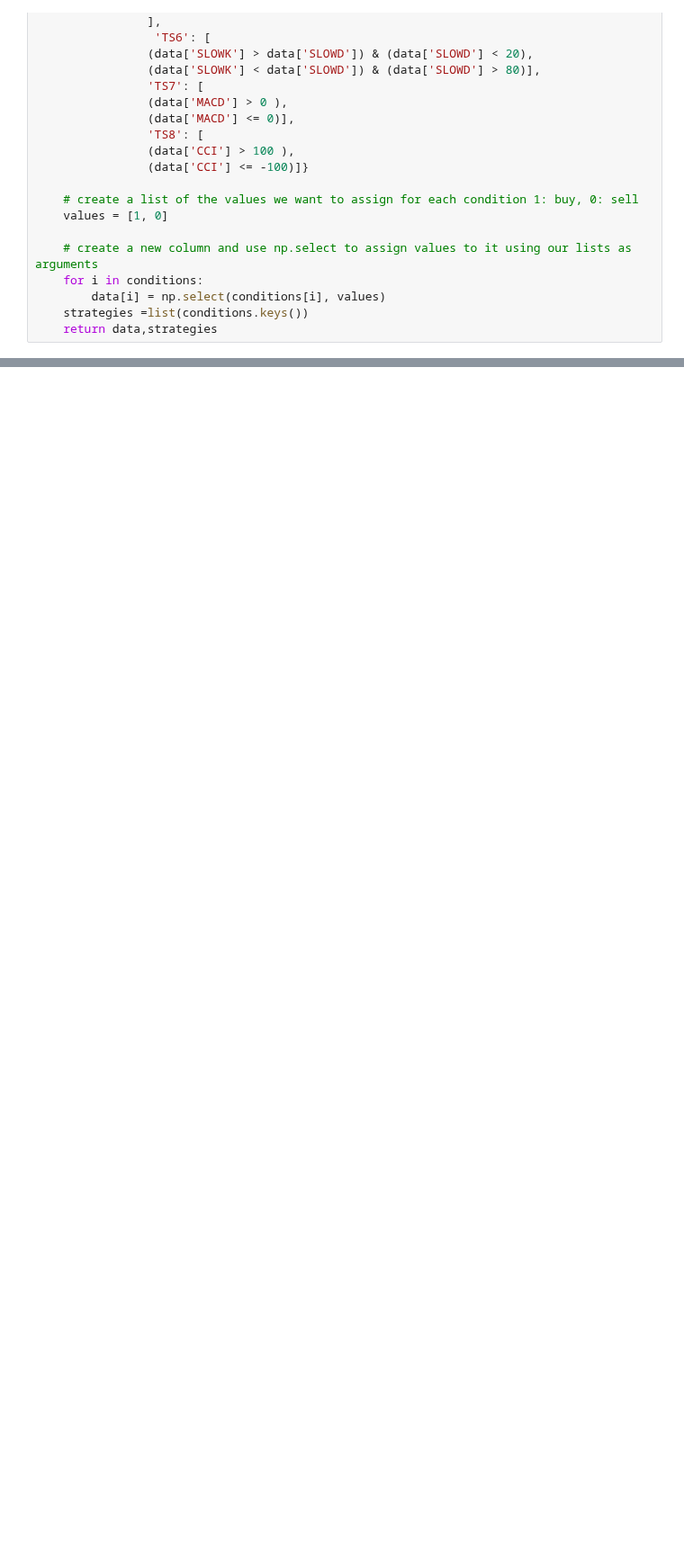
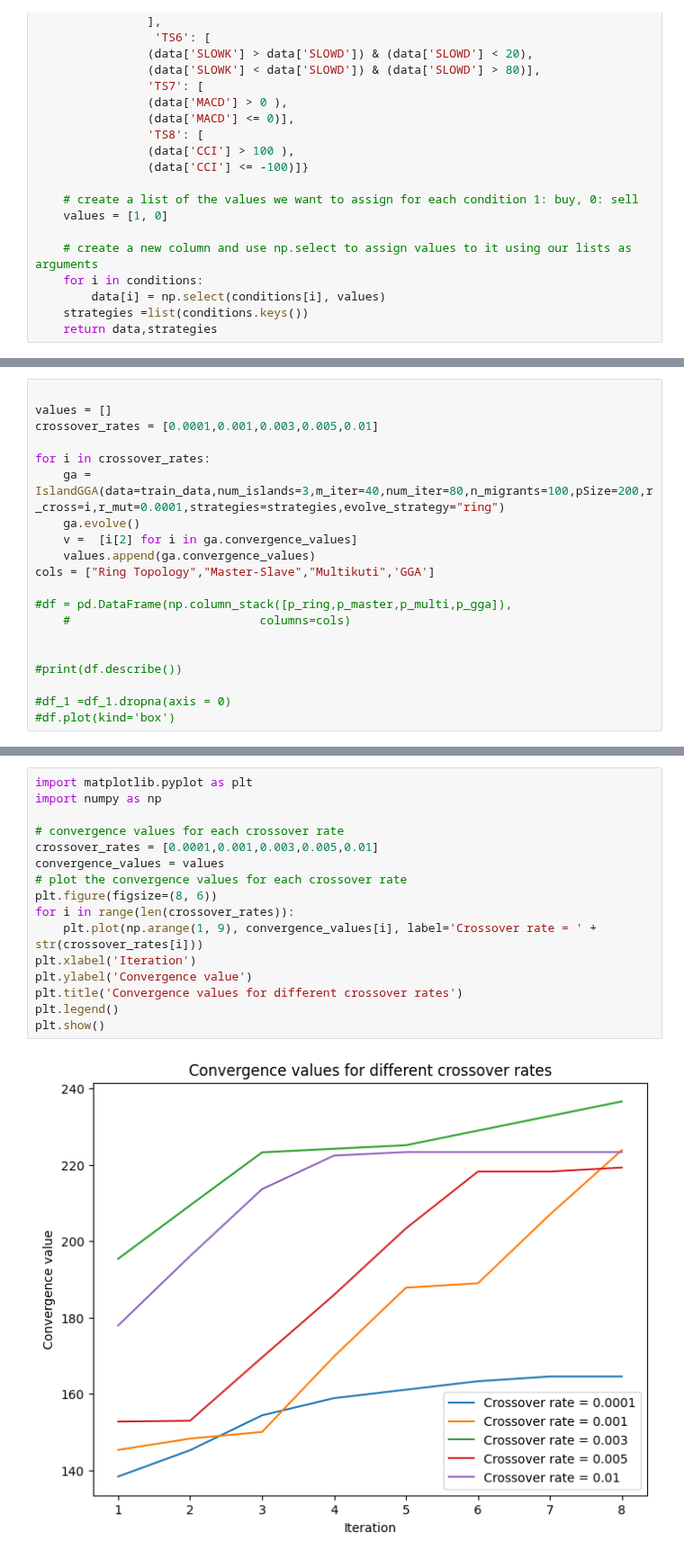
Before and after one commit to Chideme/island_genetic_algrorithm, a Jupyter notebook: island_gga.ipynb, the cells around one changed output, grey strips where cells are left out. Shown at 90% size. Saved outputs shown, nothing was run; the diff lists cells and outputs as text; blank space fills up the shorter version.

Commit message:
crossover2

```diff
--- a/island_gga.ipynb
+++ b/island_gga.ipynb
@@ -274,0 +141,20 @@ print(df.describe())
+# %%
+
+values = []
+crossover_rates = [0.0001,0.001,0.003,0.005,0.01]
+
+for i in crossover_rates:
+    ga = IslandGGA(data=train_data,num_islands=3,m_iter=40,num_iter=80,n_migrants=100,pSize=200,r_cross=i,r_mut=0.0001,strategies=strategies,evolve_strategy="ring")
+    ga.evolve()
+    v =  [i[2] for i in ga.convergence_values]
+    values.append(ga.convergence_values)
+cols = ["Ring Topology","Master-Slave","Multikuti",'GGA']
+
+#df = pd.DataFrame(np.column_stack([p_ring,p_master,p_multi,p_gga]),
+    #                           columns=cols)
+
+
+#print(df.describe())
+
+#df_1 =df_1.dropna(axis = 0)
+#df.plot(kind='box')
@@ -275,3 +182,21 @@ print(df.describe())
+# %%
+import matplotlib.pyplot as plt
+import numpy as np
+
+# convergence values for each crossover rate
+crossover_rates = [0.0001,0.001,0.003,0.005,0.01]
+convergence_values = values
+# plot the convergence values for each crossover rate
+plt.figure(figsize=(8, 6))
+for i in range(len(crossover_rates)):
+    plt.plot(np.arange(1, 9), convergence_values[i], label='Crossover rate = ' + str(crossover_rates[i]))
+plt.xlabel('Iteration')
+plt.ylabel('Convergence value')
+plt.title('Convergence values for different crossover rates')
+plt.legend()
+plt.show()
+# %% [output]
+[figure, added]
 # %%
 p_ring = []
 p_master = []
```
Also changed, not shown: parts of 10 cells of this notebook, 4 other files.
